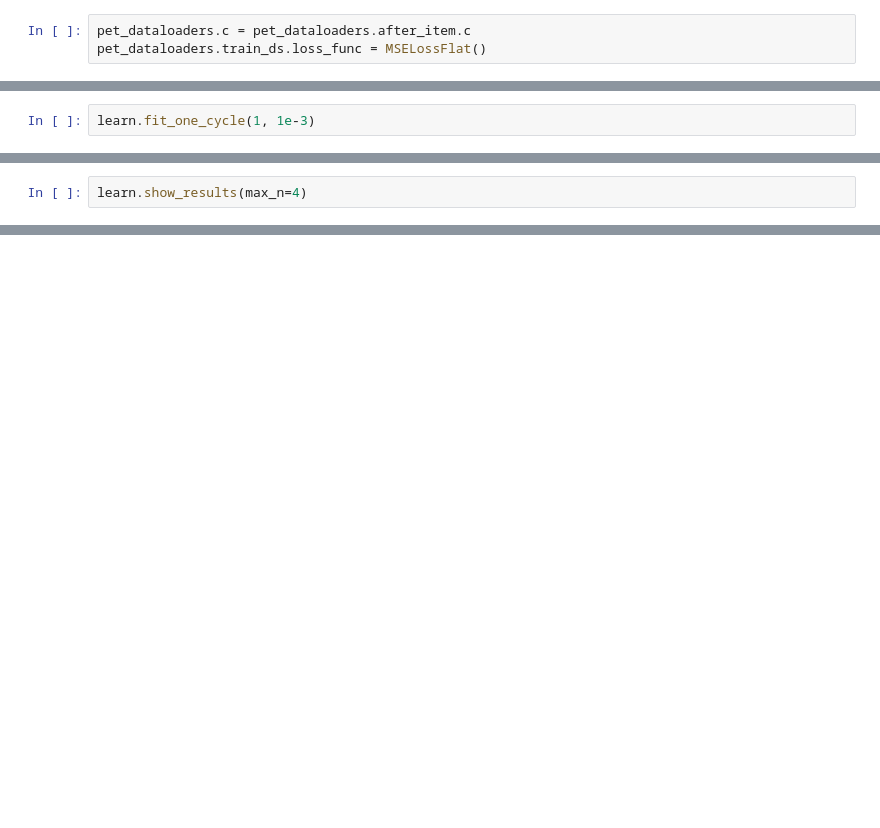
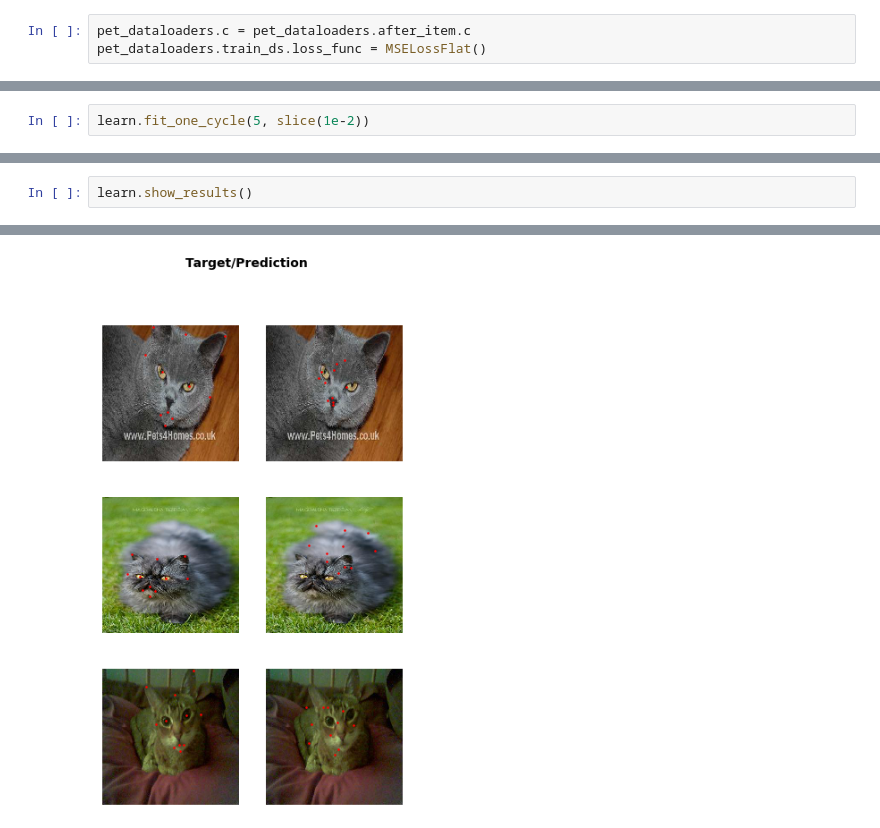
Before and after one commit to HenryDashwood/facial-features-detector, a Jupyter notebook: code/xresnet.ipynb, the cells around one changed output, grey strips where cells are left out. Saved outputs shown, nothing was run; the diff lists cells and outputs as text; blank space fills up the shorter version.

```diff
--- a/code/xresnet.ipynb
+++ b/code/xresnet.ipynb
@@ -53,2 +69,2 @@ learn.lr_find()
 # %%
-learn.fit_one_cycle(1, 1e-3)
+learn.fit_one_cycle(5, slice(1e-2))
@@ -57,2 +95,3 @@ learn.predict(pet_dataloaders.train_ds.items[0])
 # %%
-learn.show_results(max_n=4)
+learn.show_results()
+# %% [output]
@@ -58,0 +99 @@ learn.show_results(max_n=4)
+[figure, added]
```
Also changed, not shown: parts of 9 cells of this notebook.
